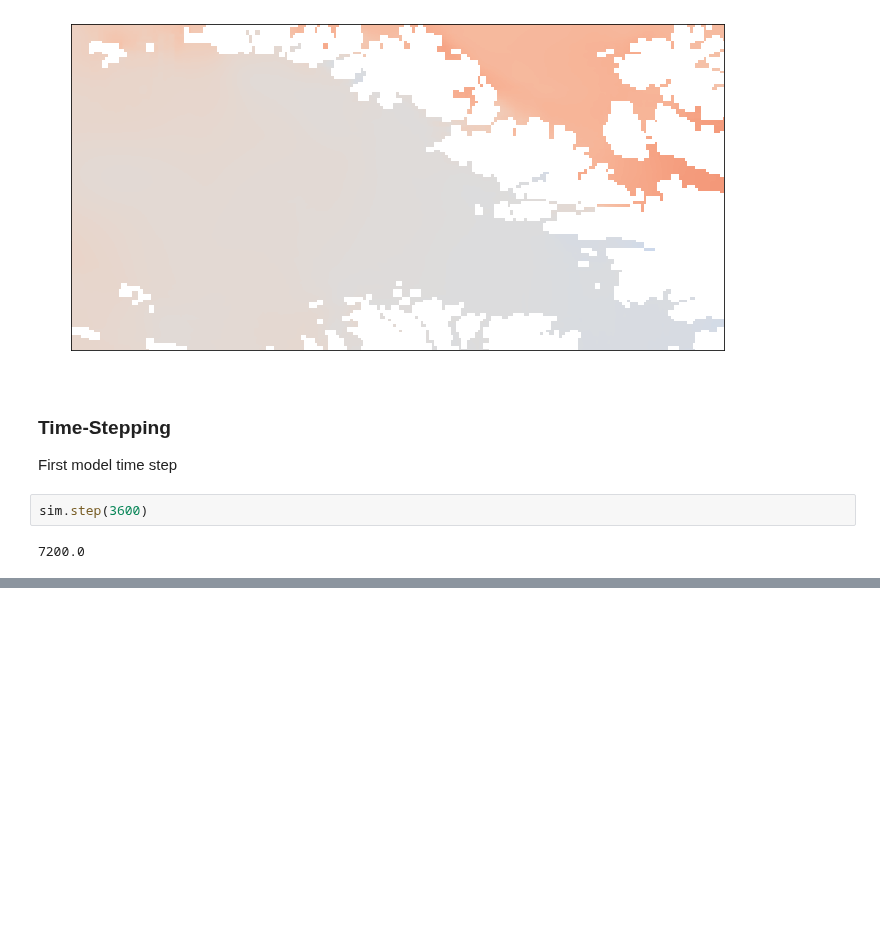
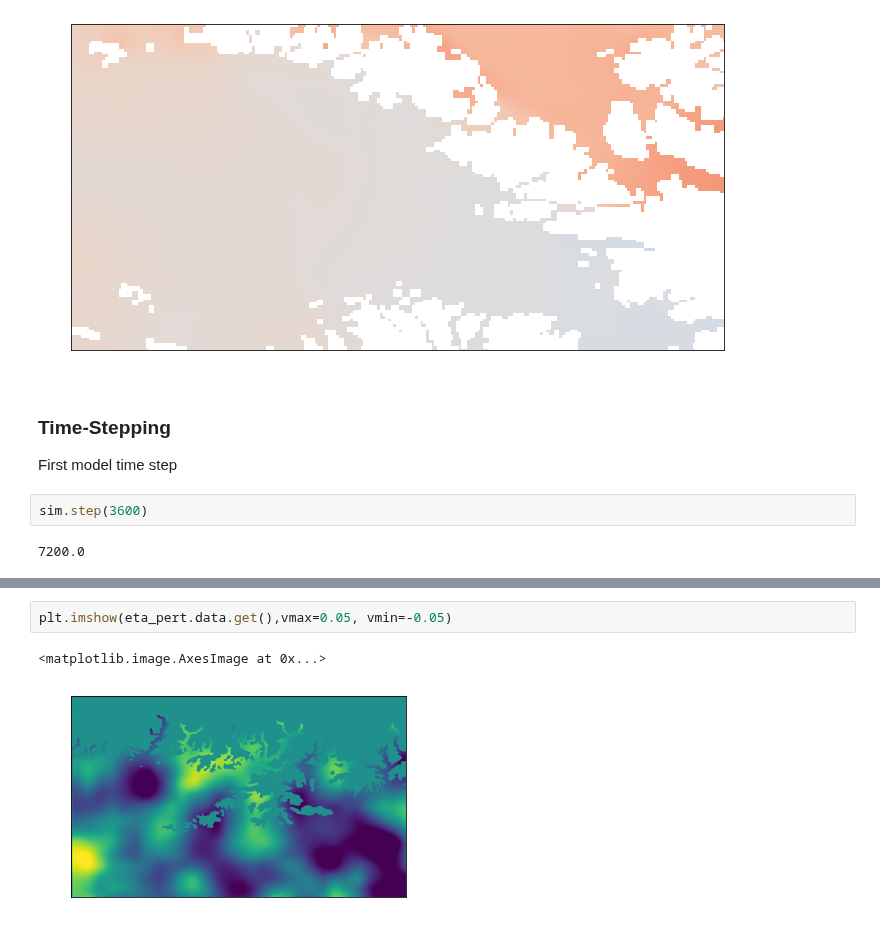
Before and after one commit to sintefmath/multilevelDA, a Jupyter notebook: notebooks/MultiResSim.ipynb, the cells around one changed output, grey strips where cells are left out. Drawn from its saved outputs; the diff is of its cells as text; blank space fills up the shorter version.

```diff
--- a/notebooks/MultiResSim.ipynb
+++ b/notebooks/MultiResSim.ipynb
@@ -370,0 +210,5 @@ pert_hv = hv_pert.download(sim.gpu_stream)
+# %%
+plt.imshow(eta_pert.data.get(),vmax=0.05, vmin=-0.05)
+# %% [output]
+<matplotlib.image.AxesImage at 0x...>
+[figure, added]
```
Also changed, not shown: parts of 60 cells of this notebook.
